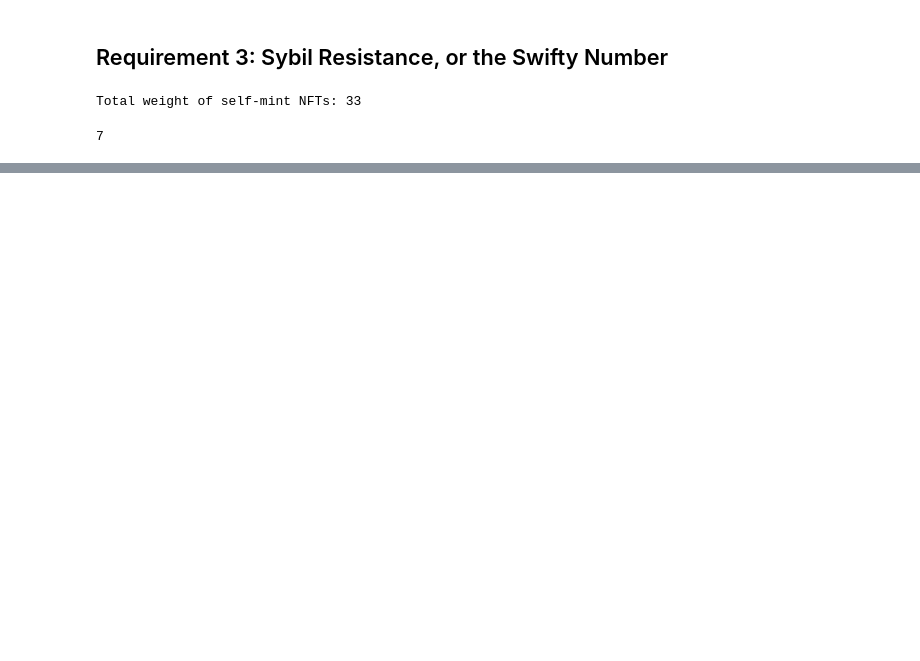
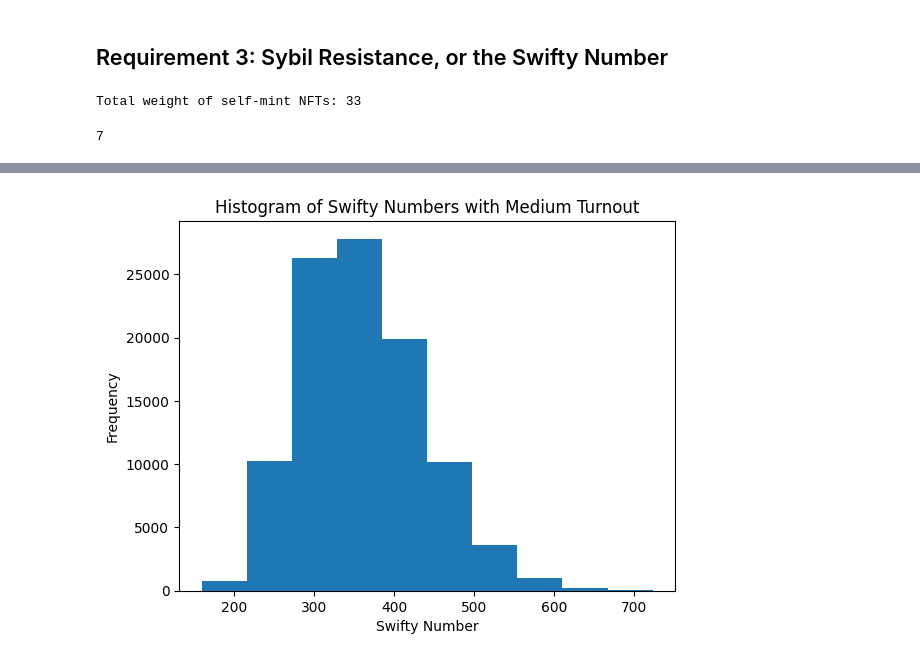
Before and after one commit to andrew-octopus/basic-voting-calc, a Jupyter notebook: experiments/experiment_2b-reweighting-june-19-data.ipynb, the cells around one changed output, grey strips where cells are left out. Saved outputs shown, nothing was run; the diff lists cells and outputs as text; code cells hidden in the pictures; blank space fills up the shorter version.

```diff
--- a/experiments/experiment_2b-reweighting-june-19-data.ipynb
+++ b/experiments/experiment_2b-reweighting-june-19-data.ipynb
@@ -760,15 +726,17 @@ OverflowError: cannot convert float infinity to integer
 # %%
 medium_turnout_swifty_numbers = analyze_swifty_numbers(weighted_voters = voter_weights_dict,
                                                       min_turnout_pct = MEDIUM_TURNOUT_MIN_PCT,
                                                       max_turnout_pct = MEDIUM_TURNOUT_MAX_PCT,
                                                       num_trials = 100_000,
-                                                      established_nft_weight = default_weights_dict.get("tokenId 2"))
+                                                      established_nft_weight = default_weights_dict.get("tokenId 1"))
 
 plt.hist(medium_turnout_swifty_numbers, bins=10)
 plt.xlabel('Swifty Number')
 plt.ylabel('Frequency')
 plt.title('Histogram of Swifty Numbers with Medium Turnout')
 plt.show()
+# %% [output]
+[figure, added]
 # %%
 large_turnout_swifty_numbers = analyze_swifty_numbers(weighted_voters = voter_weights_dict,
                                                       min_turnout_pct = LARGE_TURNOUT_MIN_PCT,
```
Also changed, not shown: parts of 25 cells of this notebook, 1 other file.
